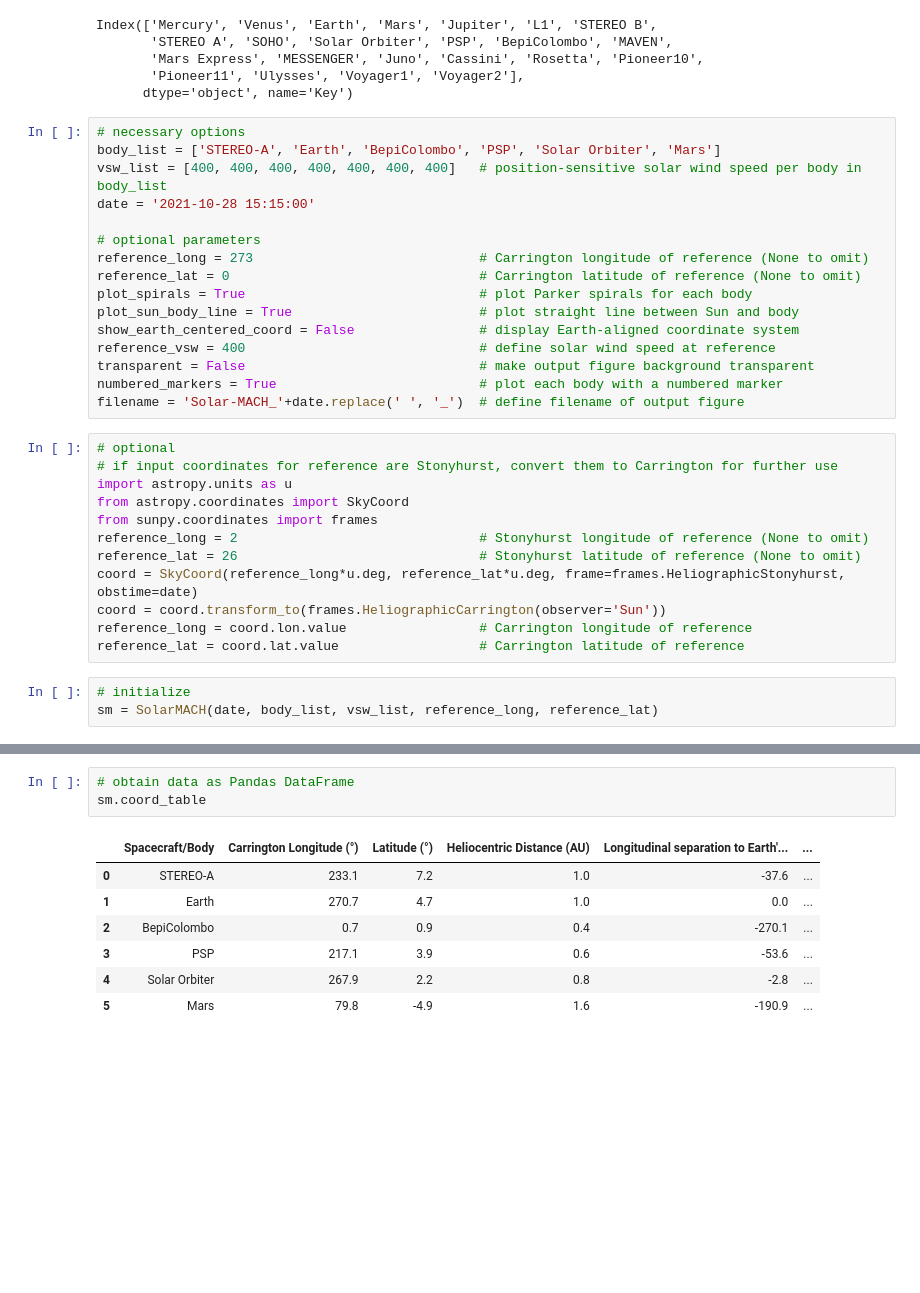
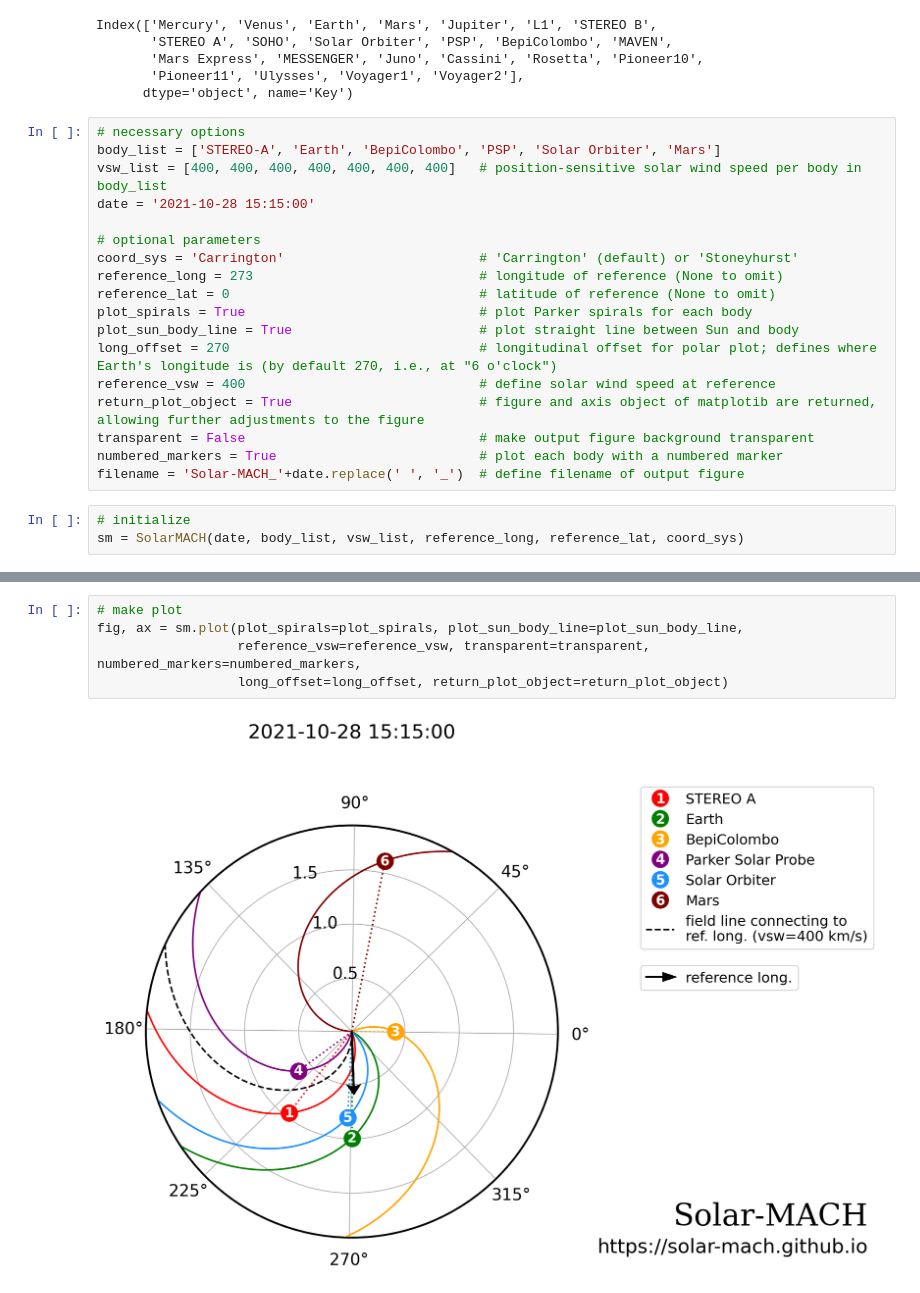
Before and after one commit to jgieseler/solarmach, a Jupyter notebook: examples/example.ipynb, the cells around one changed output, grey strips where cells are left out. Drawn from its saved outputs; the diff is of its cells as text; blank space fills up the shorter version.

```diff
--- a/examples/example.ipynb
+++ b/examples/example.ipynb
@@ -16,27 +16,17 @@ vsw_list = [400, 400, 400, 400, 400, 400, 400]   # position-sensitive solar wind
 date = '2021-10-28 15:15:00'
 
 # optional parameters
-reference_long = 273                             # Carrington longitude of reference (None to omit)
-reference_lat = 0                                # Carrington latitude of reference (None to omit)
+coord_sys = 'Carrington'                         # 'Carrington' (default) or 'Stoneyhurst'
+reference_long = 273                             # longitude of reference (None to omit)
+reference_lat = 0                                # latitude of reference (None to omit)
 plot_spirals = True                              # plot Parker spirals for each body
 plot_sun_body_line = True                        # plot straight line between Sun and body
-show_earth_centered_coord = False                # display Earth-aligned coordinate system
+long_offset = 270                                # longitudinal offset for polar plot; defines where Earth's longitude is (by default 270, i.e., at "6 o'clock")
 reference_vsw = 400                              # define solar wind speed at reference
+return_plot_object = True                        # figure and axis object of matplotib are returned, allowing further adjustments to the figure
 transparent = False                              # make output figure background transparent
 numbered_markers = True                          # plot each body with a numbered marker
 filename = 'Solar-MACH_'+date.replace(' ', '_')  # define filename of output figure
-# %%
-# optional
-# if input coordinates for reference are Stonyhurst, convert them to Carrington for further use
-import astropy.units as u
-from astropy.coordinates import SkyCoord
-from sunpy.coordinates import frames
-reference_long = 2                               # Stonyhurst longitude of reference (None to omit)
-reference_lat = 26                               # Stonyhurst latitude of reference (None to omit)
-coord = SkyCoord(reference_long*u.deg, reference_lat*u.deg, frame=frames.HeliographicStonyhurst, obstime=date)
-coord = coord.transform_to(frames.HeliographicCarrington(observer='Sun'))
-reference_long = coord.lon.value                 # Carrington longitude of reference
-reference_lat = coord.lat.value                  # Carrington latitude of reference
 # %%
 # initialize
-sm = SolarMACH(date, body_list, vsw_list, reference_long, reference_lat)
+sm = SolarMACH(date, body_list, vsw_list, reference_long, reference_lat, coord_sys)
@@ -50,11 +33,7 @@ sm.plot(plot_spirals=plot_spirals, plot_sun_body_line=plot_sun_body_line,
-# %%
-# obtain data as Pandas DataFrame
-sm.coord_table
-# %% [output]
-|  | Spacecraft/Body | Carrington Longitude (°) | Latitude (°) | Heliocentric Distance (AU) | Longitudinal separation to Earth'... | ... |
-| 0 | STEREO-A | 233.1 | 7.2 | 1.0 | -37.6 | ... |
-| 1 | Earth | 270.7 | 4.7 | 1.0 | 0.0 | ... |
-| 2 | BepiColombo | 0.7 | 0.9 | 0.4 | -270.1 | ... |
-| 3 | PSP | 217.1 | 3.9 | 0.6 | -53.6 | ... |
-| 4 | Solar Orbiter | 267.9 | 2.2 | 0.8 | -2.8 | ... |
-| 5 | Mars | 79.8 | -4.9 | 1.6 | -190.9 | ... |
+# %%
+# make plot
+fig, ax = sm.plot(plot_spirals=plot_spirals, plot_sun_body_line=plot_sun_body_line,
+                  reference_vsw=reference_vsw, transparent=transparent, numbered_markers=numbered_markers,
+                  long_offset=long_offset, return_plot_object=return_plot_object)
+# %% [output]
+[figure, added]
```
Also changed, not shown: parts of 2 cells of this notebook, 1 other file.
